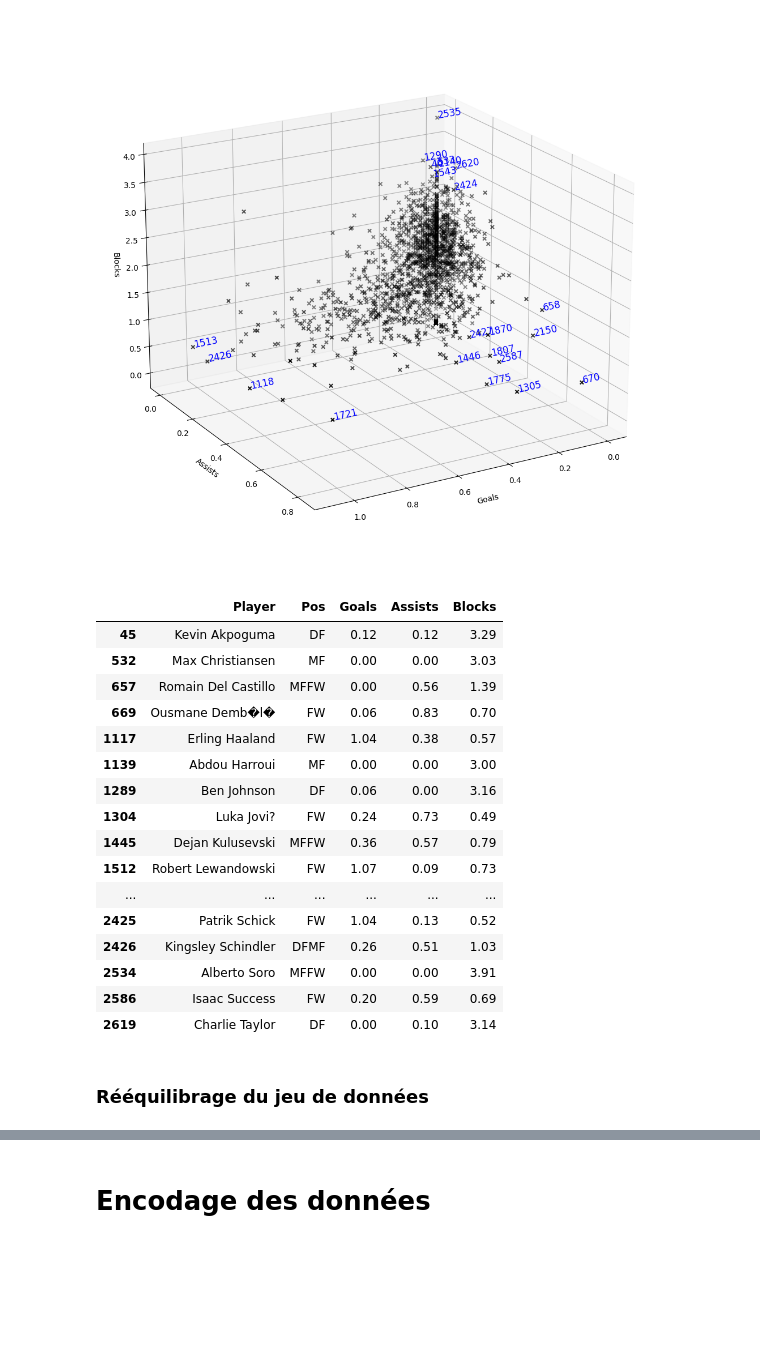
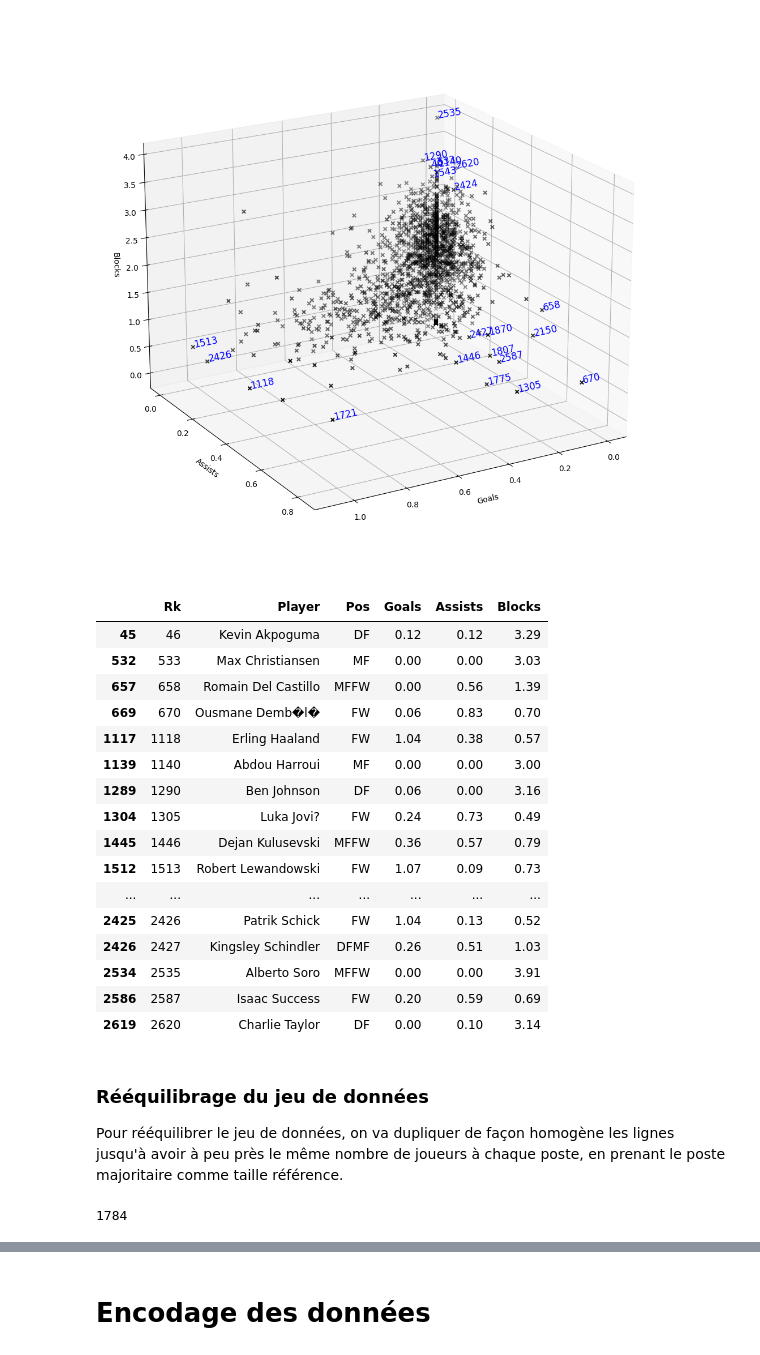
Before and after one commit to ThierryKunda/prediction-ballon-d-or, a Jupyter notebook: notebook.ipynb, the cells around one changed output, grey strips where cells are left out. Saved outputs shown, nothing was run; the diff lists cells and outputs as text; code cells hidden in the pictures; blank space fills up the shorter version.

Commit message:
Rééquilibrage du dataset

```diff
--- a/notebook.ipynb
+++ b/notebook.ipynb
@@ -396,24 +396,22 @@ plt.show()
 # %%
 df_orig = pd.read_csv(filename, sep=";", header=0)
 # %%
-df_orig[np.in1d(df_orig['Rk'], remarquables)][['Player', 'Pos', 'Goals', 'Assists', 'Blocks']]
+df_orig[np.in1d(df_orig['Rk'], remarquables)][['Rk', 'Player', 'Pos', 'Goals', 'Assists', 'Blocks']]
 # %% [output]
-|  | Player | Pos | Goals | Assists | Blocks |
-| 45 | Kevin Akpoguma | DF | 0.12 | 0.12 | 3.29 |
-| 532 | Max Christiansen | MF | 0.00 | 0.00 | 3.03 |
-| 657 | Romain Del Castillo | MFFW | 0.00 | 0.56 | 1.39 |
-| 669 | Ousmane Demb�l� | FW | 0.06 | 0.83 | 0.70 |
-| 1117 | Erling Haaland | FW | 1.04 | 0.38 | 0.57 |
-| 1139 | Abdou Harroui | MF | 0.00 | 0.00 | 3.00 |
-| 1289 | Ben Johnson | DF | 0.06 | 0.00 | 3.16 |
-| 1304 | Luka Jovi? | FW | 0.24 | 0.73 | 0.49 |
-| 1445 | Dejan Kulusevski | MFFW | 0.36 | 0.57 | 0.79 |
-| 1512 | Robert Lewandowski | FW | 1.07 | 0.09 | 0.73 |
-| ... | ... | ... | ... | ... | ... |
-| 2425 | Patrik Schick | FW | 1.04 | 0.13 | 0.52 |
-| 2426 | Kingsley Schindler | DFMF | 0.26 | 0.51 | 1.03 |
-| 2534 | Alberto Soro | MFFW | 0.00 | 0.00 | 3.91 |
-| 2586 | Isaac Success | FW | 0.20 | 0.59 | 0.69 |
-| 2619 | Charlie Taylor | DF | 0.00 | 0.10 | 3.14 |
+|  | Rk | Player | Pos | Goals | Assists | Blocks |
+| 45 | 46 | Kevin Akpoguma | DF | 0.12 | 0.12 | 3.29 |
+| 532 | 533 | Max Christiansen | MF | 0.00 | 0.00 | 3.03 |
+| 657 | 658 | Romain Del Castillo | MFFW | 0.00 | 0.56 | 1.39 |
+| 669 | 670 | Ousmane Demb�l� | FW | 0.06 | 0.83 | 0.70 |
+| 1117 | 1118 | Erling Haaland | FW | 1.04 | 0.38 | 0.57 |
+| 1139 | 1140 | Abdou Harroui | MF | 0.00 | 0.00 | 3.00 |
+| 1289 | 1290 | Ben Johnson | DF | 0.06 | 0.00 | 3.16 |
+| 1304 | 1305 | Luka Jovi? | FW | 0.24 | 0.73 | 0.49 |
+| 1445 | 1446 | Dejan Kulusevski | MFFW | 0.36 | 0.57 | 0.79 |
+| 1512 | 1513 | Robert Lewandowski | FW | 1.07 | 0.09 | 0.73 |
+| ... | ... | ... | ... | ... | ... | ... |
+| 2425 | 2426 | Patrik Schick | FW | 1.04 | 0.13 | 0.52 |
+| 2426 | 2427 | Kingsley Schindler | DFMF | 0.26 | 0.51 | 1.03 |
+| 2534 | 2535 | Alberto Soro | MFFW | 0.00 | 0.00 | 3.91 |
+| 2586 | 2587 | Isaac Success | FW | 0.20 | 0.59 | 0.69 |
+| 2619 | 2620 | Charlie Taylor | DF | 0.00 | 0.10 | 3.14 |
-# %% [markdown]
-### Rééquilibrage du jeu de données
@@ -421,0 +418,11 @@ df_orig[np.in1d(df_orig['Rk'], remarquables)][['Player', 'Pos', 'Goals', 'Assist
+# %% [markdown]
+### Rééquilibrage du jeu de données
+
+Pour rééquilibrer le jeu de données, on va dupliquer de façon homogène les lignes
+jusqu'à avoir à peu près le même nombre de joueurs à chaque poste,
+en prenant le poste majoritaire comme taille référence.
+# %%
+# Nombre total de joueurs
+dataset.shape[0]
+# %% [output]
+1784
```
Also changed, not shown: parts of 12 cells of this notebook.
